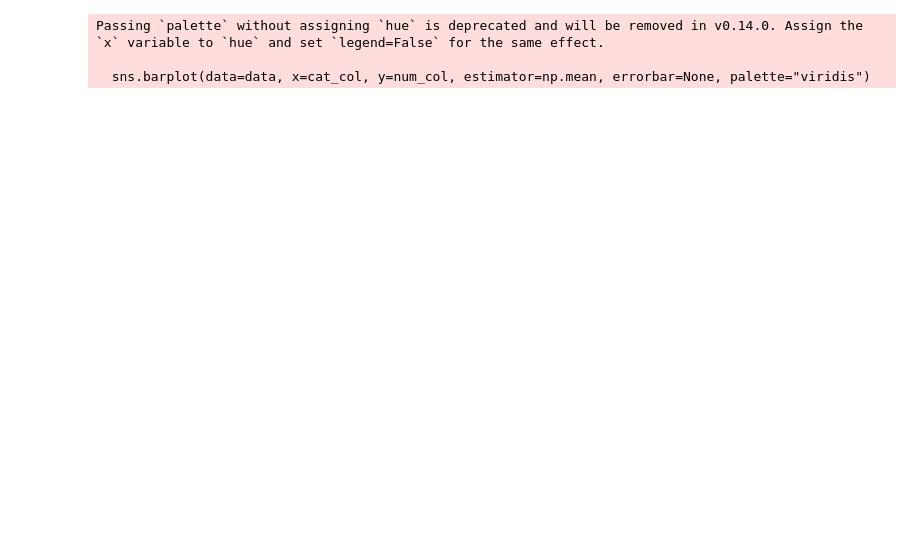
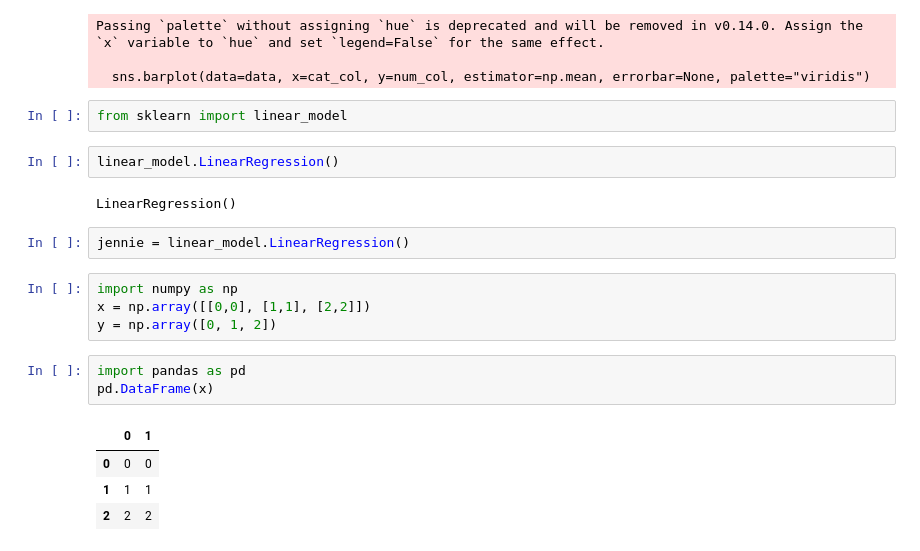
Before and after one commit to hwanginseo04/-, a Jupyter notebook: Ecercise.ipynb, the cells around one changed output. Cells and saved outputs as stored; diff of their text form; blank space fills up the shorter version.

```diff
--- a/Ecercise.ipynb
+++ b/Ecercise.ipynb
@@ -742,3 +742,23 @@ This share link expires in 1 week. For free permanent hosting and GPU upgrades,
 Passing `palette` without assigning `hue` is deprecated and will be removed in v0.14.0. Assign the `x` variable to `hue` and set `legend=False` for the same effect.
 
   sns.barplot(data=data, x=cat_col, y=num_col, estimator=np.mean, errorbar=None, palette="viridis")
+# %%
+from sklearn import linear_model
+# %%
+linear_model.LinearRegression()
+# %% [output]
+LinearRegression()
+# %%
+jennie = linear_model.LinearRegression()
+# %%
+import numpy as np
+x = np.array([[0,0], [1,1], [2,2]])
+y = np.array([0, 1, 2])
+# %%
+import pandas as pd
+pd.DataFrame(x)
+# %% [output]
+|  | 0 | 1 |
+| 0 | 0 | 0 |
+| 1 | 1 | 1 |
+| 2 | 2 | 2 |
```
Also changed, not shown: parts of 4 cells of this notebook.
